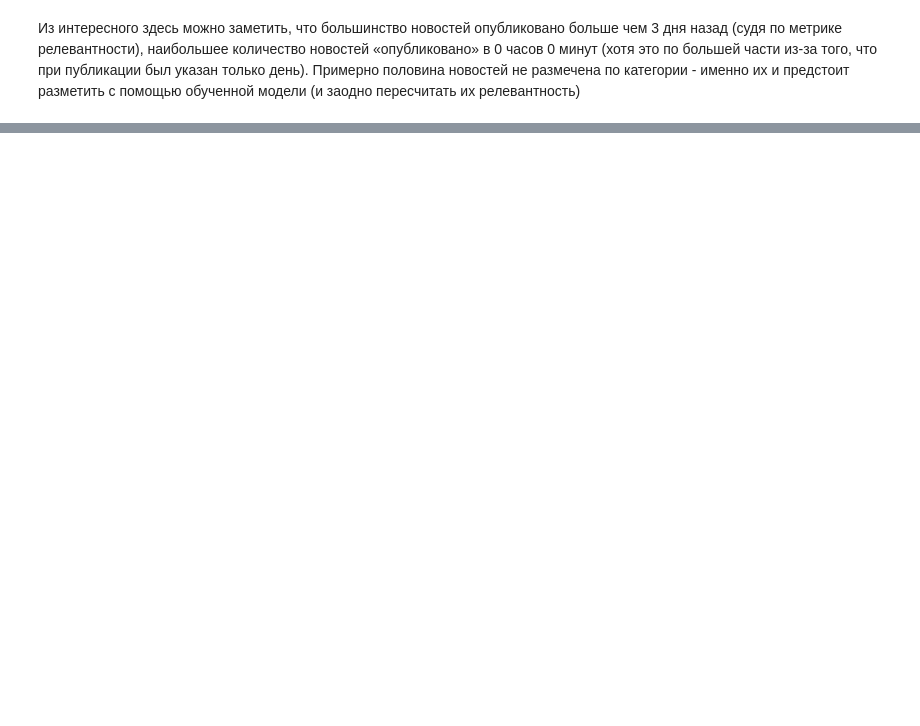
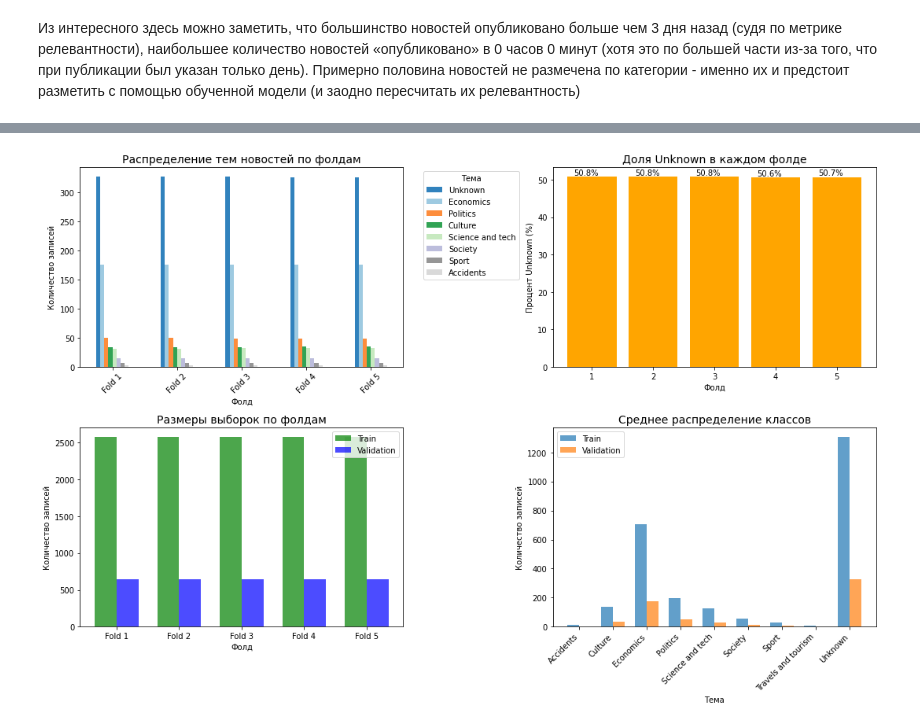
Before and after one commit to PaKicek/News-Classifier, a Jupyter notebook: model.ipynb, the cells around one changed output, grey strips where cells are left out. Saved outputs shown, nothing was run; the diff lists cells and outputs as text; code cells hidden in the pictures; blank space fills up the shorter version.

Commit message:
add data preprocessing

```diff
--- a/model.ipynb
+++ b/model.ipynb
@@ -297,0 +359,15 @@ plt.show()
+# %%
+n_splits = 5
+skf = StratifiedKFold(n_splits=n_splits, shuffle=True, random_state=42)
+fold_indices = []
+fold_splits = []
+
+for fold, (train_idx, val_idx) in enumerate(skf.split(X_tfidf, y_encoded), 1):
+    fold_indices.append((train_idx, val_idx))
+    fold_splits.append({
+        'fold': fold,
+        'train_size': len(train_idx),
+        'val_size': len(val_idx),
+        'train_classes': np.bincount(y_encoded[train_idx]),
+        'val_classes': np.bincount(y_encoded[val_idx])
+    })
@@ -297,0 +376,77 @@ plt.show()
+# %%
+fig, axes = plt.subplots(2, 2, figsize=(15, 10))
+
+fold_data = []
+for fold_info in fold_splits:
+    val_classes = fold_info['val_classes']
+    fold_data.append(val_classes)
+
+fold_df = pd.DataFrame(fold_data, index=[f'Fold {i+1}' for i in range(n_splits)])
+fold_df.columns = label_encoder.classes_
+
+
+
+top_topics = fold_df.sum().nlargest(8).index
+fold_df[top_topics].plot(kind='bar', ax=axes[0, 0], colormap='tab20c')
+axes[0, 0].set_title('Распределение тем новостей по фолдам', fontsize=14)
+axes[0, 0].set_xlabel('Фолд')
+axes[0, 0].set_ylabel('Количество записей')
+axes[0, 0].legend(title='Тема', bbox_to_anchor=(1.05, 1), loc='upper left')
+axes[0, 0].tick_params(axis='x', rotation=45)
+
+
+
+unknown_idx = np.where(label_encoder.classes_ == 'Unknown')[0][0]
+unknown_percentages = []
+
+for fold_info in fold_splits:
+    total_val = fold_info['val_size']
+    unknown_count = fold_info['val_classes'][unknown_idx]
+    unknown_percentages.append(unknown_count / total_val * 100)
+
+axes[0, 1].bar(range(1, n_splits + 1), unknown_percentages, color='orange')
+axes[0, 1].set_title('Доля Unknown в каждом фолде', fontsize=14)
+axes[0, 1].set_xlabel('Фолд')
+axes[0, 1].set_ylabel('Процент Unknown (%)')
+axes[0, 1].set_xticks(range(1, n_splits + 1))
+for i, perc in enumerate(unknown_percentages):
+    axes[0, 1].text(i + 0.9, perc + 0.5, f'{perc:.1f}%', ha='center')
+
+
+
+train_sizes = [fold_info['train_size'] for fold_info in fold_splits]
+val_sizes = [fold_info['val_size'] for fold_info in fold_splits]
+
+x = np.arange(n_splits)
+width = 0.35
+
+axes[1, 0].bar(x - width/2, train_sizes, width, label='Train', alpha=0.7, color='green')
+axes[1, 0].bar(x + width/2, val_sizes, width, label='Validation', alpha=0.7, color='blue')
+axes[1, 0].set_title('Размеры выборок по фолдам', fontsize=14)
+axes[1, 0].set_xlabel('Фолд')
+axes[1, 0].set_ylabel('Количество записей')
+axes[1, 0].set_xticks(x)
+axes[1, 0].set_xticklabels([f'Fold {i+1}' for i in range(n_splits)])
+axes[1, 0].legend()
+
+
+
+train_class_means = np.mean([fold_info['train_classes'] for fold_info in fold_splits], axis=0)
+val_class_means = np.mean([fold_info['val_classes'] for fold_info in fold_splits], axis=0)
+
+x_pos = np.arange(len(label_encoder.classes_))
+width = 0.35
+
+axes[1, 1].bar(x_pos - width/2, train_class_means, width, label='Train', alpha=0.7)
+axes[1, 1].bar(x_pos + width/2, val_class_means, width, label='Validation', alpha=0.7)
+axes[1, 1].set_title('Среднее распределение классов', fontsize=14)
+axes[1, 1].set_xlabel('Тема')
+axes[1, 1].set_ylabel('Количество записей')
+axes[1, 1].set_xticks(x_pos)
+axes[1, 1].set_xticklabels(label_encoder.classes_, rotation=45, ha='right')
+axes[1, 1].legend()
+
+plt.tight_layout()
+plt.show()
+# %% [output]
+[figure, added]
```
Also changed, not shown: parts of 12 cells of this notebook.
